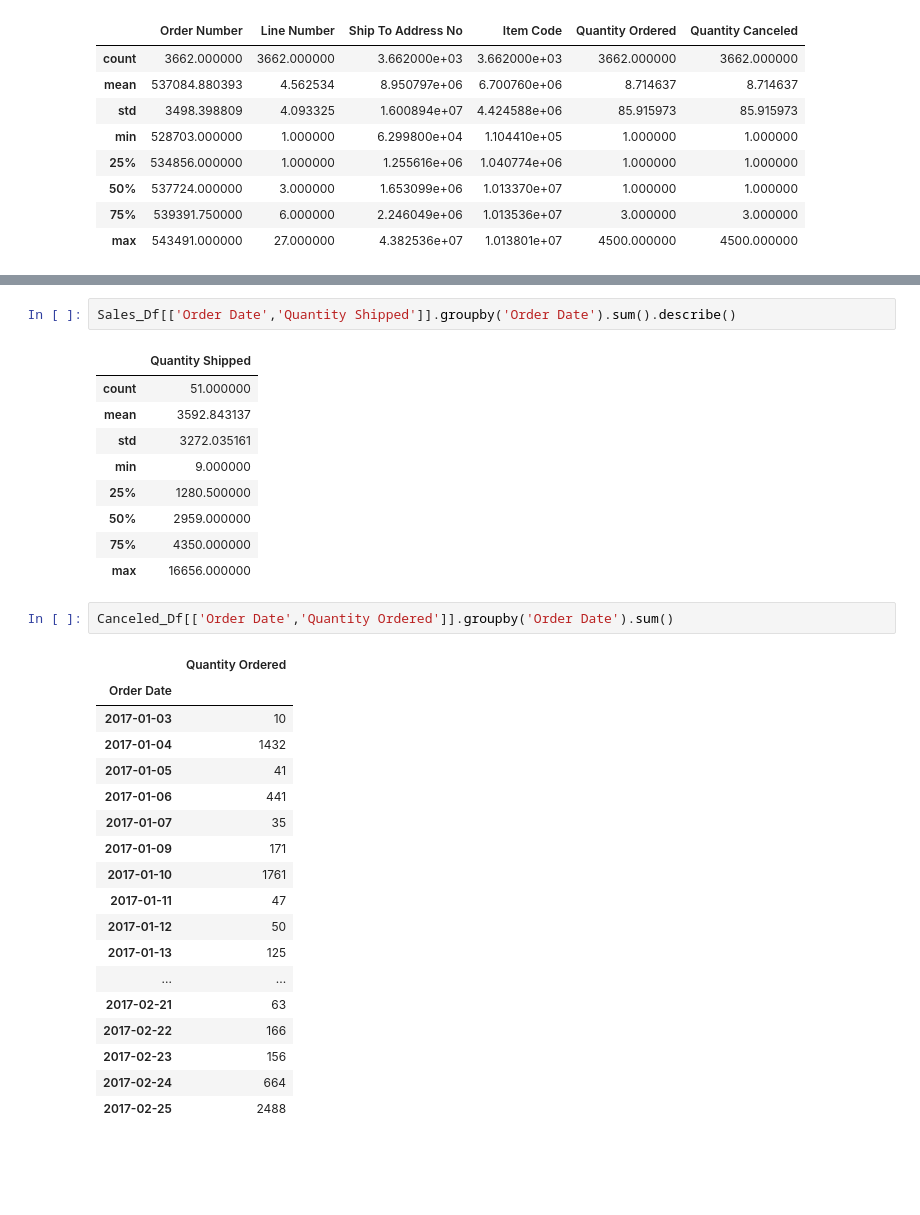
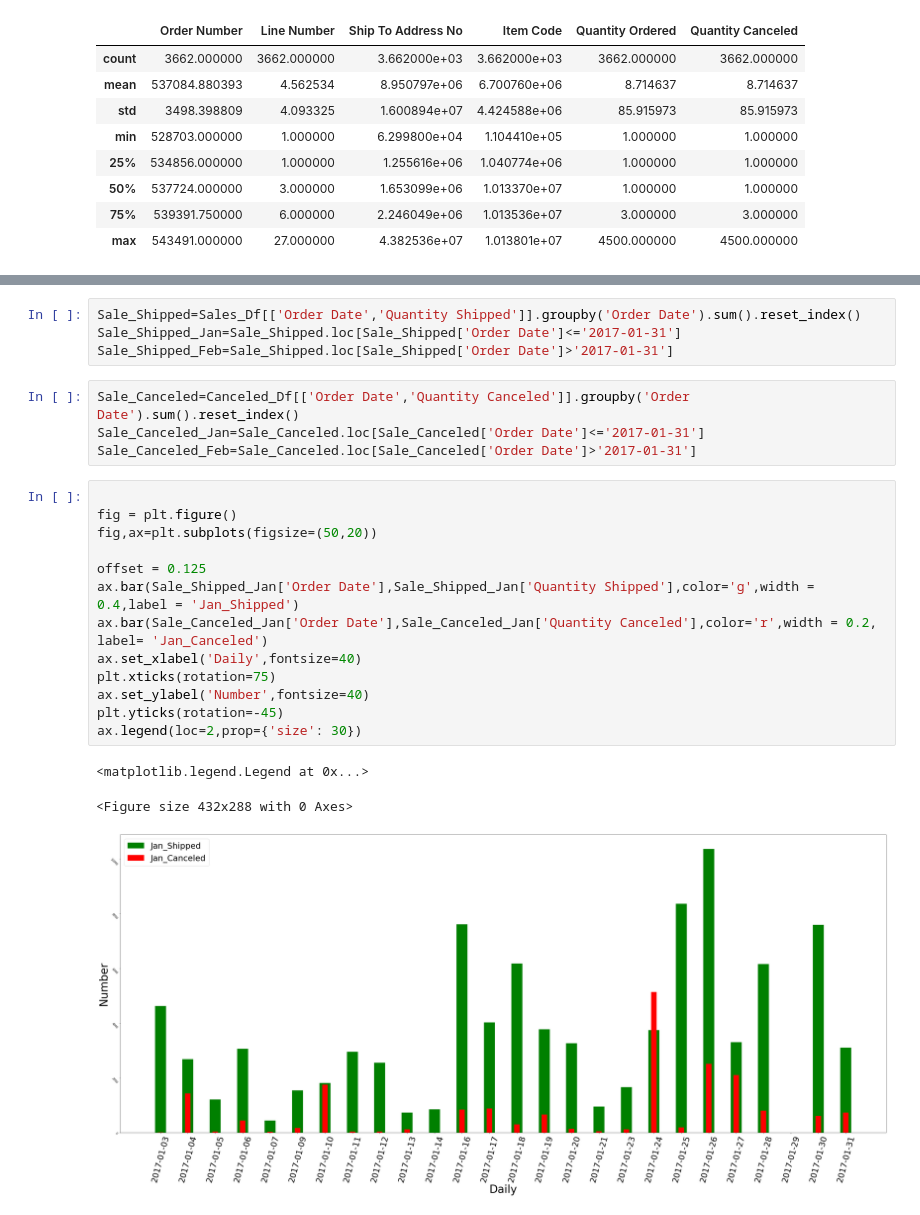
Before and after one commit to dangnguyenhoang/House_pricing_KC, a Jupyter notebook: CEL_/CEL.ipynb, the cells around one changed output, grey strips where cells are left out. Cells and saved outputs as stored; diff of their text form; blank space fills up the shorter version.

```diff
--- a/CEL_/CEL.ipynb
+++ b/CEL_/CEL.ipynb
@@ -108,33 +74,25 @@ memory usage: 200.4+ KB
-# %%
-Sales_Df[['Order Date','Quantity Shipped']].groupby('Order Date').sum().describe()
-# %% [output]
-|  | Quantity Shipped |
-| count | 51.000000 |
-| mean | 3592.843137 |
-| std | 3272.035161 |
-| min | 9.000000 |
-| 25% | 1280.500000 |
-| 50% | 2959.000000 |
-| 75% | 4350.000000 |
-| max | 16656.000000 |
-# %%
-Canceled_Df[['Order Date','Quantity Ordered']].groupby('Order Date').sum()
-# %% [output]
-|  | Quantity Ordered |
-| Order Date |  |
-| 2017-01-03 | 10 |
-| 2017-01-04 | 1432 |
-| 2017-01-05 | 41 |
-| 2017-01-06 | 441 |
-| 2017-01-07 | 35 |
-| 2017-01-09 | 171 |
-| 2017-01-10 | 1761 |
-| 2017-01-11 | 47 |
-| 2017-01-12 | 50 |
-| 2017-01-13 | 125 |
-| ... | ... |
-| 2017-02-21 | 63 |
-| 2017-02-22 | 166 |
-| 2017-02-23 | 156 |
-| 2017-02-24 | 664 |
-| 2017-02-25 | 2488 |
+# %%
+Sale_Shipped=Sales_Df[['Order Date','Quantity Shipped']].groupby('Order Date').sum().reset_index()
+Sale_Shipped_Jan=Sale_Shipped.loc[Sale_Shipped['Order Date']<='2017-01-31']
+Sale_Shipped_Feb=Sale_Shipped.loc[Sale_Shipped['Order Date']>'2017-01-31']
+# %%
+Sale_Canceled=Canceled_Df[['Order Date','Quantity Canceled']].groupby('Order Date').sum().reset_index()
+Sale_Canceled_Jan=Sale_Canceled.loc[Sale_Canceled['Order Date']<='2017-01-31']
+Sale_Canceled_Feb=Sale_Canceled.loc[Sale_Canceled['Order Date']>'2017-01-31']
+# %%
+
+fig = plt.figure()
+fig,ax=plt.subplots(figsize=(50,20))
+
+offset = 0.125
+ax.bar(Sale_Shipped_Jan['Order Date'],Sale_Shipped_Jan['Quantity Shipped'],color='g',width = 0.4,label = 'Jan_Shipped')
+ax.bar(Sale_Canceled_Jan['Order Date'],Sale_Canceled_Jan['Quantity Canceled'],color='r',width = 0.2, label= 'Jan_Canceled')
+ax.set_xlabel('Daily',fontsize=40)
+plt.xticks(rotation=75)
+ax.set_ylabel('Number',fontsize=40)
+plt.yticks(rotation=-45)
+ax.legend(loc=2,prop={'size': 30})
+# %% [output]
+<matplotlib.legend.Legend at 0x...>
+<Figure size 432x288 with 0 Axes>
+[figure, added]
```
Also changed, not shown: parts of 5 cells of this notebook.
